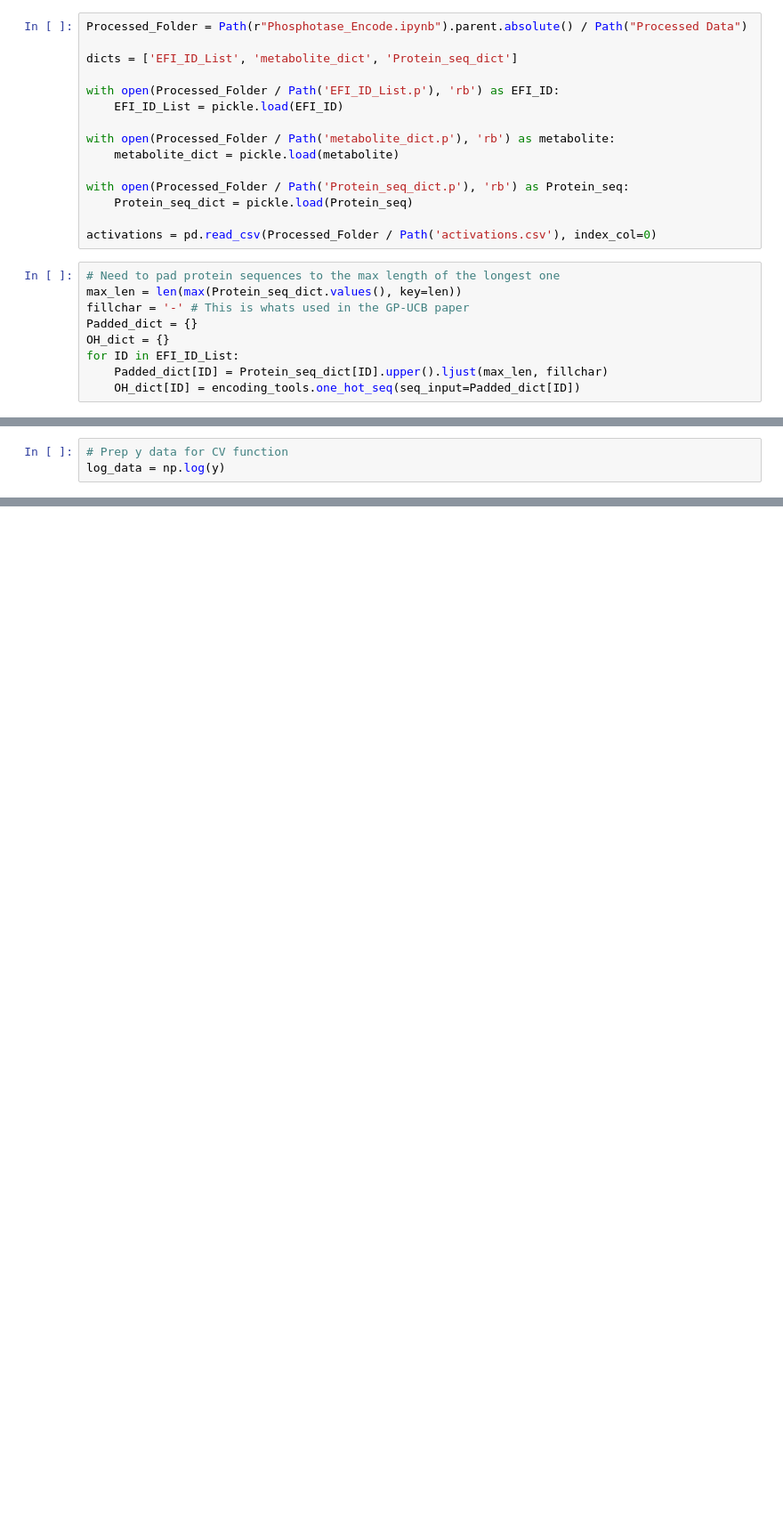
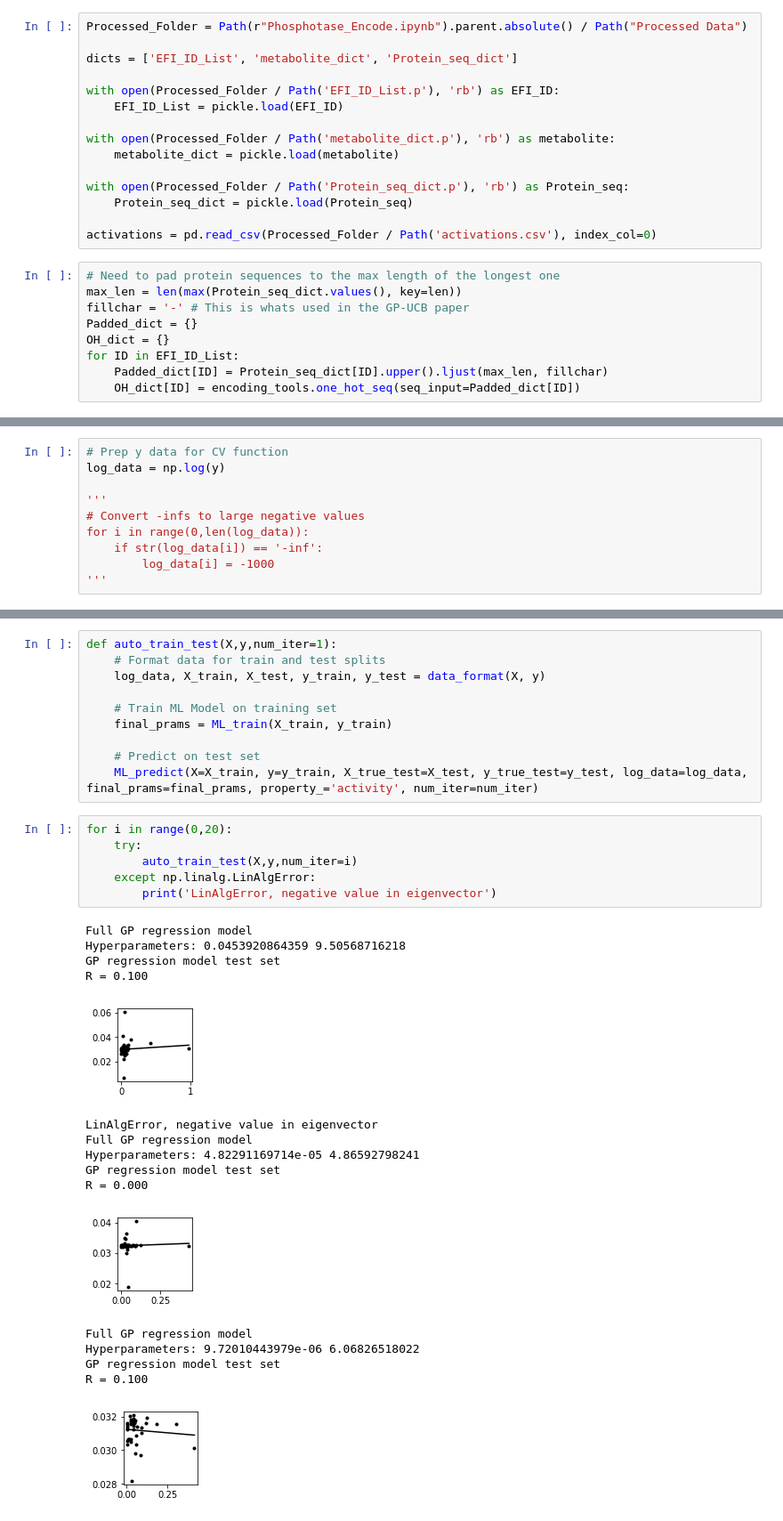
Before and after one commit to gaojunxuan/phosphatase_baseline_classifier, a Jupyter notebook: regression/Phosphotase_GPModel/Phosphotase_Encode.ipynb, the cells around one changed output, grey strips where cells are left out. Shown at 89% size. Cells and saved outputs as stored; diff of their text form; blank space fills up the shorter version.

Commit message:
Implemented methods to loop over split,train and test

```diff
--- a/regression/Phosphotase_GPModel/Phosphotase_Encode.ipynb
+++ b/regression/Phosphotase_GPModel/Phosphotase_Encode.ipynb
@@ -172,3 +236,10 @@ def cross_validation(X, log_data, property_):
 # %%
 # Prep y data for CV function
 log_data = np.log(y)
+
+'''
+# Convert -infs to large negative values
+for i in range(0,len(log_data)):
+    if str(log_data[i]) == '-inf':
+        log_data[i] = -1000
+'''
@@ -218,0 +302,33 @@ plt.show()
+# %%
+def auto_train_test(X,y,num_iter=1):
+    # Format data for train and test splits
+    log_data, X_train, X_test, y_train, y_test = data_format(X, y)
+
+    # Train ML Model on training set
+    final_prams = ML_train(X_train, y_train)
+
+    # Predict on test set
+    ML_predict(X=X_train, y=y_train, X_true_test=X_test, y_true_test=y_test, log_data=log_data, final_prams=final_prams, property_='activity', num_iter=num_iter)
+# %%
+for i in range(0,20):
+    try:
+        auto_train_test(X,y,num_iter=i)
+    except np.linalg.LinAlgError:
+        print('LinAlgError, negative value in eigenvector')
+# %% [output]
+Full GP regression model
+Hyperparameters: 0.0453920864359 9.50568716218
+GP regression model test set
+R = 0.100
+[figure, added]
+LinAlgError, negative value in eigenvector
+Full GP regression model
+Hyperparameters: 4.82291169714e-05 4.86592798241
+GP regression model test set
+R = 0.000
+[figure, added]
+Full GP regression model
+Hyperparameters: 9.72010443979e-06 6.06826518022
+GP regression model test set
+R = 0.100
+[figure, added]
```
Also changed, not shown: parts of 12 cells of this notebook, 2 other files.
